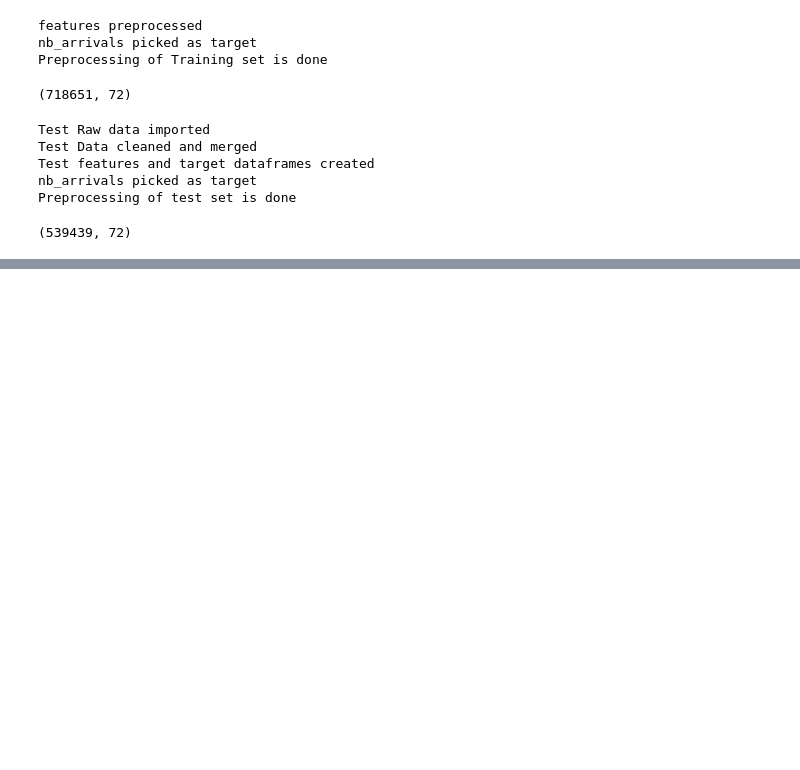
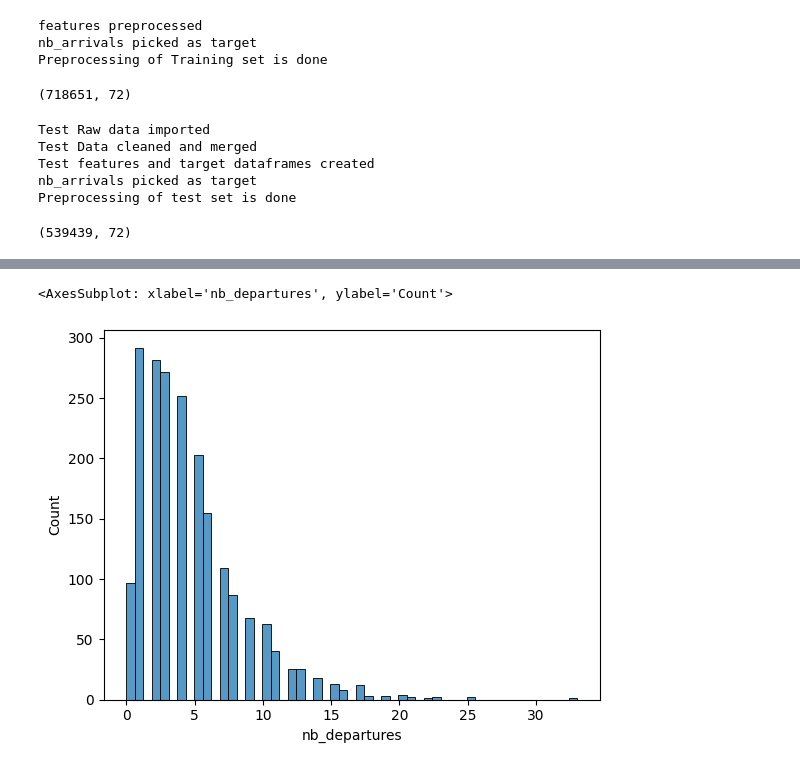
Before and after one commit to G-Dolle/DIVVY_BIKE, a Jupyter notebook: notebooks/generalize.ipynb, the cells around one changed output, grey strips where cells are left out. Saved outputs shown, nothing was run; the diff lists cells and outputs as text; code cells hidden in the pictures; blank space fills up the shorter version.

```diff
--- a/notebooks/generalize.ipynb
+++ b/notebooks/generalize.ipynb
@@ -765,0 +868,6 @@ Successfully installed deap-1.3.3 stopit-1.1.2 tpot-0.11.7 tqdm-4.64.1 update-ch
+# %%
+quarter= os.environ.get("DIVVY_QUARTER")
+year= os.environ.get("DIVVY_YEAR")
+# %%
+df = get_divvy_data(year, quarter)
+hourly_rides_df = cleaning_divvy_gen(df)
@@ -765,0 +928,5 @@ Successfully installed deap-1.3.3 stopit-1.1.2 tpot-0.11.7 tqdm-4.64.1 update-ch
+# %%
+sns.histplot(hourly_rides_df[hourly_rides_df["station_name"]=="Broadway & Cornelia Ave"]["nb_departures"])
+# %% [output]
+<AxesSubplot: xlabel='nb_departures', ylabel='Count'>
+[figure, added]
```
Also changed, not shown: parts of 70 cells of this notebook, 1 other file.
